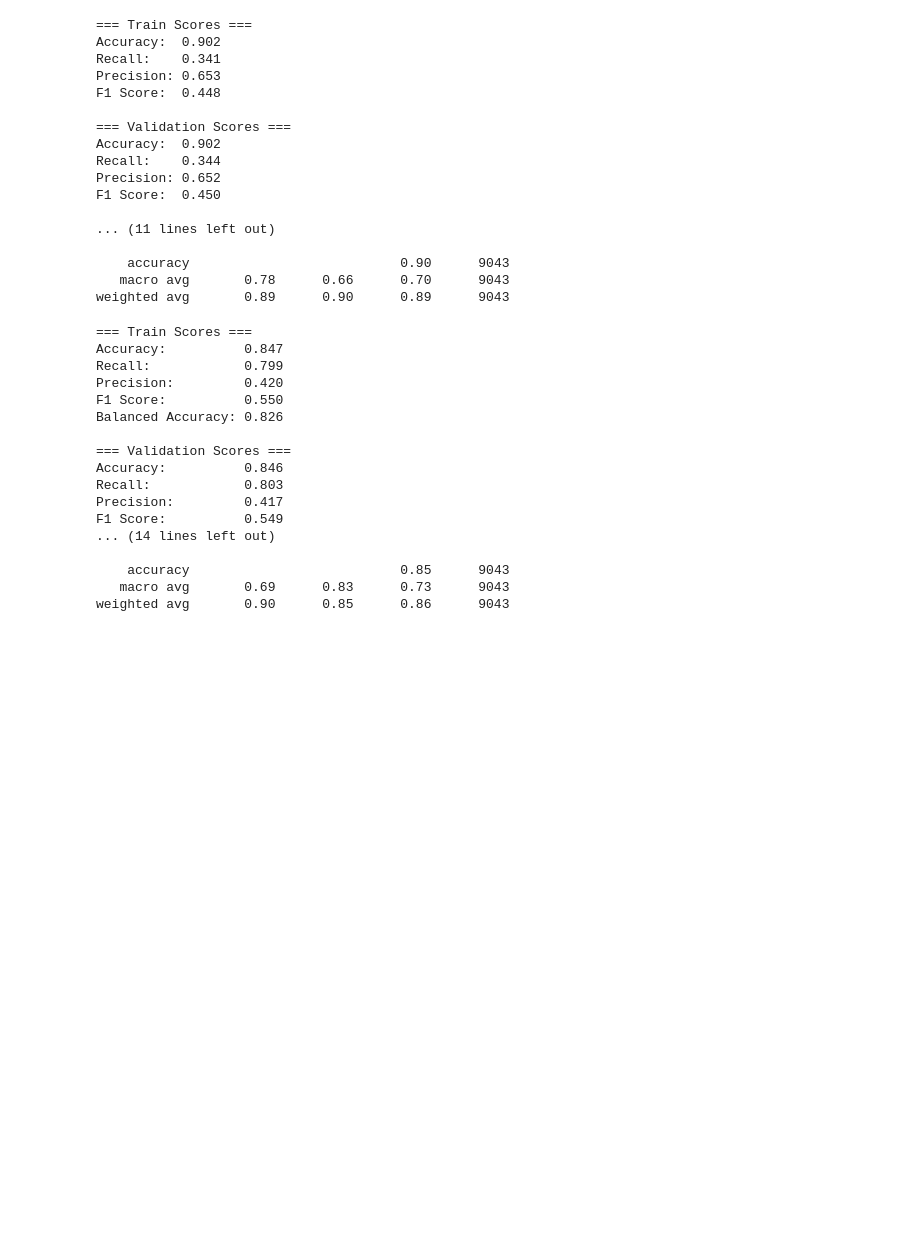
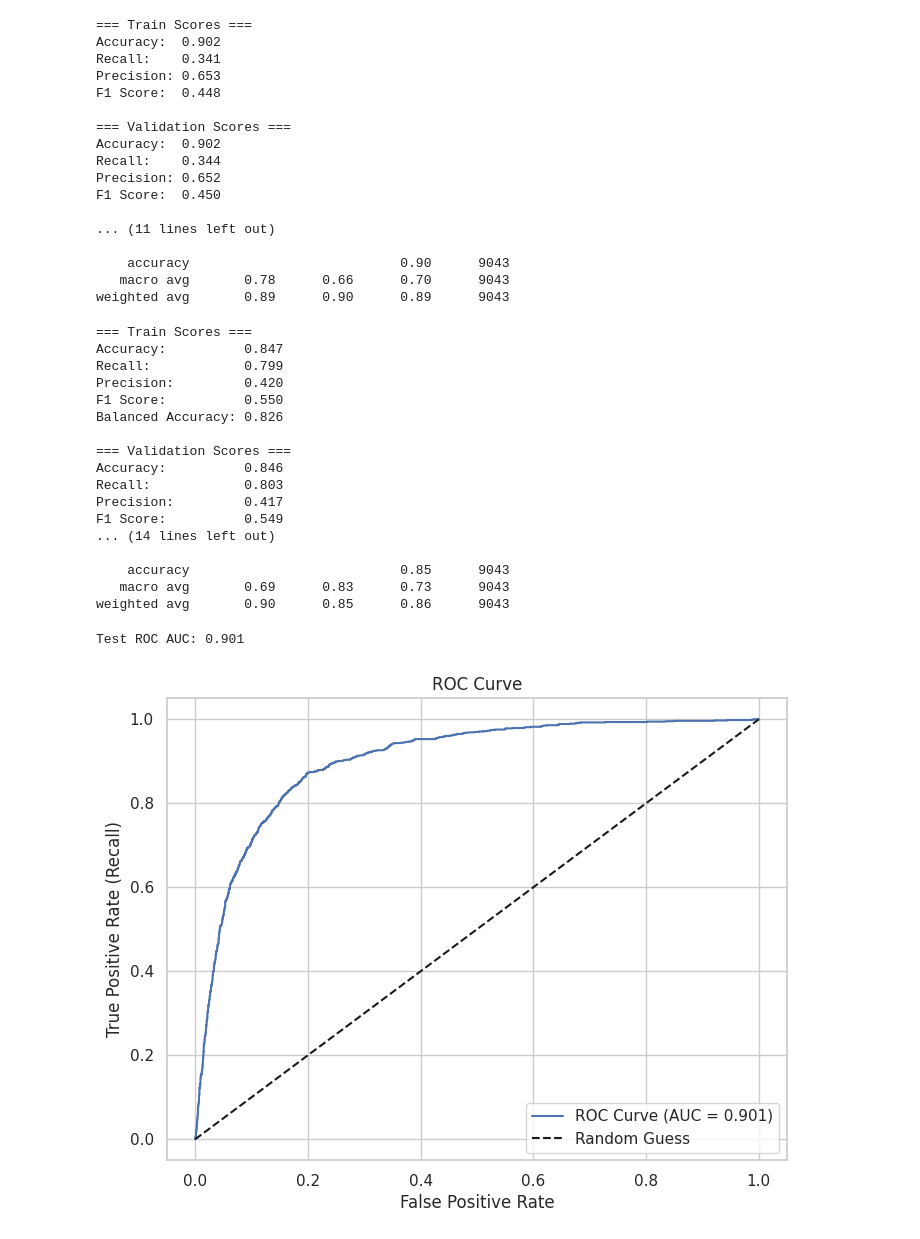
Before and after one commit to farah850/lewagon_cust_targeting, a Jupyter notebook: notebooks/Farah.ipynb, the cells around one changed output. Drawn from its saved outputs; the diff is of its cells as text; code cells hidden in the pictures; blank space fills up the shorter version.

```diff
--- a/notebooks/Farah.ipynb
+++ b/notebooks/Farah.ipynb
@@ -291,3 +291,31 @@ F1 Score:          0.549
     accuracy                           0.85      9043
    macro avg       0.69      0.83      0.73      9043
 weighted avg       0.90      0.85      0.86      9043
+# %%
+from sklearn.metrics import roc_auc_score, roc_curve
+import matplotlib.pyplot as plt
+
+# Get predicted probabilities for positive class (1)
+y_test_proba = pipeline.predict_proba(X_test)[:, 1]
+
+# Calculate AUC
+test_auc = roc_auc_score(y_test, y_test_proba)
+print(f"Test ROC AUC: {test_auc:.3f}")
+
+# Calculate ROC curve points
+fpr, tpr, thresholds = roc_curve(y_test, y_test_proba)
+
+# Plot ROC curve
+plt.figure(figsize=(8,6))
+plt.plot(fpr, tpr, label=f'ROC Curve (AUC = {test_auc:.3f})')
+plt.plot([0,1], [0,1], 'k--', label='Random Guess')
+plt.xlabel('False Positive Rate')
+plt.ylabel('True Positive Rate (Recall)')
+plt.title('ROC Curve')
+plt.legend()
+plt.grid(True)
+plt.show()
+## model's curve staying well above the diagonal and near the top-left corner indicates strong predictive performance.
+# %% [output]
+Test ROC AUC: 0.901
+[figure, added]
```
